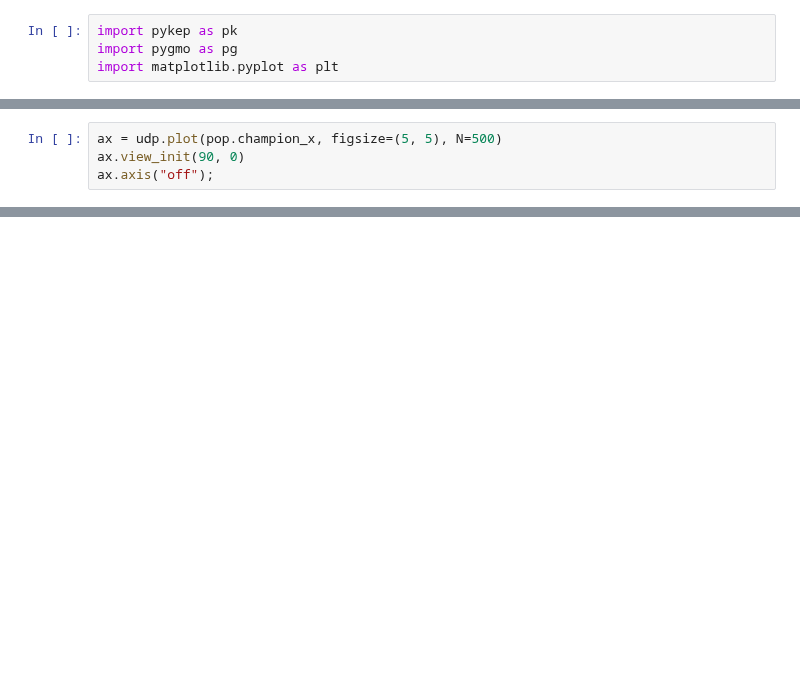
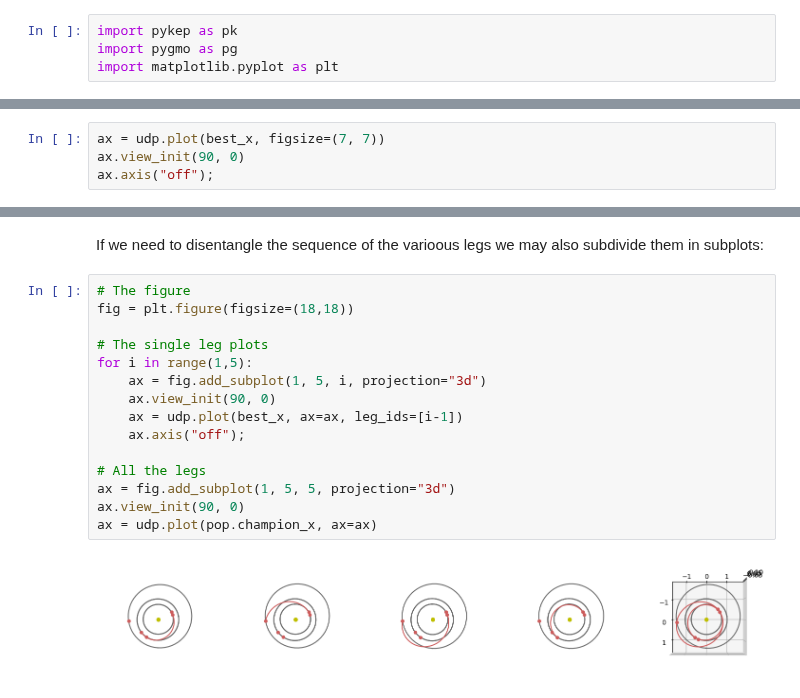
Before and after one commit to esa/kep3, a Jupyter notebook: _sources/notebooks/udp_mga.ipynb, the cells around one changed output, grey strips where cells are left out. Saved outputs shown, nothing was run; the diff lists cells and outputs as text; blank space fills up the shorter version.

```diff
--- a/_sources/notebooks/udp_mga.ipynb
+++ b/_sources/notebooks/udp_mga.ipynb
@@ -39,5 +66,5 @@ for i in range(1):
 # %%
-ax = udp.plot(pop.champion_x, figsize=(5, 5), N=500)
+ax = udp.plot(best_x, figsize=(7, 7))
 ax.view_init(90, 0)
 ax.axis("off");
 # %% [output]
@@ -44,0 +72,19 @@ ax.axis("off");
+# %% [markdown]
+If we need to disentangle the sequence of the varioous legs we may also subdivide them in subplots:
+# %%
+# The figure
+fig = plt.figure(figsize=(18,18))
+
+# The single leg plots
+for i in range(1,5):
+    ax = fig.add_subplot(1, 5, i, projection="3d")
+    ax.view_init(90, 0)
+    ax = udp.plot(best_x, ax=ax, leg_ids=[i-1])
+    ax.axis("off");
+
+# All the legs
+ax = fig.add_subplot(1, 5, 5, projection="3d")
+ax.view_init(90, 0)
+ax = udp.plot(pop.champion_x, ax=ax)
+# %% [output]
+[figure, added]
```
Also changed, not shown: parts of 11 cells of this notebook, 50 other files.
